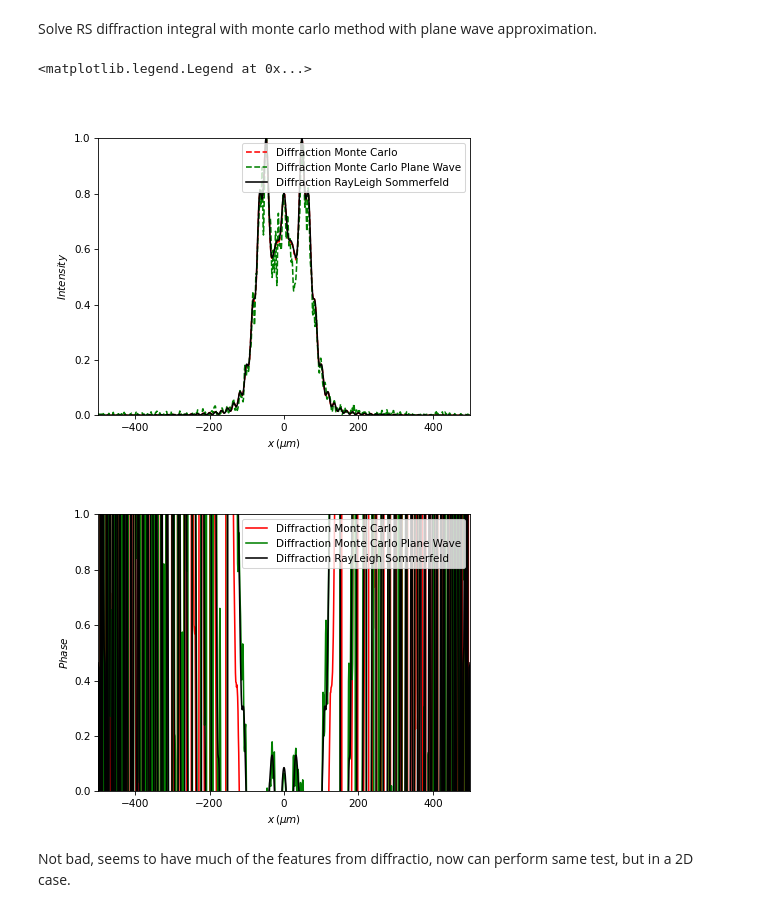
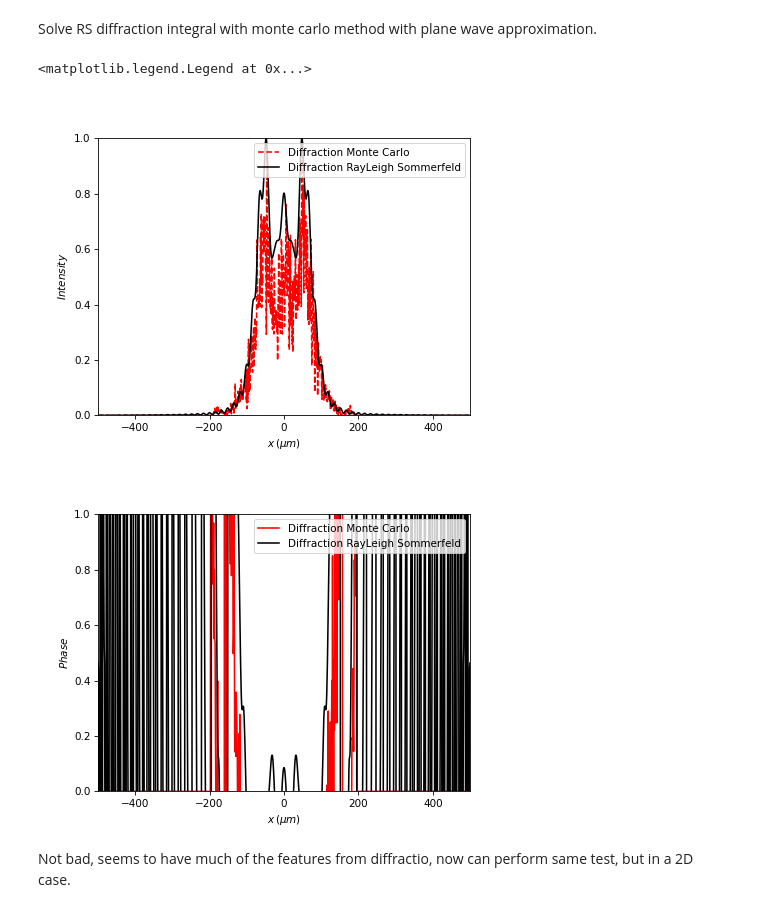
Before and after one commit to DavidLanders95/MonteCarloMS, a Jupyter notebook: montecarlodiffraction.ipynb, the cells around one changed output. Saved outputs shown, nothing was run; the diff lists cells and outputs as text; code cells hidden in the pictures.

```diff
--- a/montecarlodiffraction.ipynb
+++ b/montecarlodiffraction.ipynb
@@ -167,7 +198,7 @@ Fresnel Number =  1.2539184952978056e-05
 # %% [markdown]
 Show initial field, aperture, and calculate the diffracted field some distance z after the aperture using the Hankel Transform in diffractio.
 # %%
-u2 = diffractio_rs_aperture_1D(x0=det_yx_coords[:, 1],
+u2 = diffractio_rs_aperture_1D(x0=det_yx_coords[1, 0, :],
                             z_prop=z_prop,
                             aperture_width=aperture_diameter,
                             wavelength=wavelength,
@@ -185,20 +216,20 @@ Below: Image of Huygens Fresnel Principle.
 # %% [markdown]
 Solve RS diffraction integral with monte carlo method.
 # %%
-num_rays=int(1e9)
+num_rays=int(1e7)
 planewaveapprox=False
-
-final_image = np.zeros([num_px_y, num_px_x], dtype = np.complex128).ravel()
+final_image = np.zeros([num_px_y, num_px_x], dtype = np.complex128)
 final_image = monte_carlo_diffraction(num_rays,
                                       final_image,
-                                      sample_yx_indices,
                                       sample_yx_coords,
-                                      det_yx_indices,
-                                      det_zyx_coords,
+                                      det_yx_coords,
                                       aperture_phase_shifts,
                                       z_prop,
                                       wavelength,
-                                      planewaveapprox)
+                                      planewaveapprox,
+                                      sample_idx_start_yx,
+                                      alias_aperture=True,
+                                      aperture_px_radius=100)
 # %% [markdown]
 Solve RS diffraction integral with monte carlo method with plane wave approximation.
 # %%
@@ -218,30 +249,30 @@ final_image_pw = monte_carlo_diffraction(num_rays,
 # %%
 
 fig, ax = plt.subplots()
 
 ax.set_xlabel('$x\,(\mu m)$')
 ax.set_ylabel('$Intensity$')
-ax.set_xlim(left=det_yx_coords[0, 1], right=det_yx_coords[-1, 1])
+ax.set_xlim(left=det_yx_coords[1, 0, 0], right=det_yx_coords[1, 0, -1])
 ax.set_ylim(bottom=0)
-ax.plot(det_yx_coords[:, 1], np.abs(final_image)**2/np.max(np.abs(final_image)**2), '--r', label='Diffraction Monte Carlo')
-ax.plot(det_yx_coords[:, 1], np.abs(final_image_pw)**2/np.max(np.abs(final_image_pw)**2), '--g', label='Diffraction Monte Carlo Plane Wave')
-ax.plot(det_yx_coords[:, 1], np.abs(u2.u)**2/np.max(np.abs(u2.u)**2), '-k', label='Diffraction RayLeigh Sommerfeld')
+ax.plot(det_yx_coords[1, 0, :], np.abs(final_image[0, :])**2/np.max(np.abs(final_image[0, :])**2), '--r', label='Diffraction Monte Carlo')
+# ax.plot(det_yx_coords[:, 1], np.abs(final_image_pw)**2/np.max(np.abs(final_image_pw)**2), '--g', label='Diffraction Monte Carlo Plane Wave')
+ax.plot(det_yx_coords[1, 0, :], np.abs(u2.u)**2/np.max(np.abs(u2.u)**2), '-k', label='Diffraction RayLeigh Sommerfeld')
 plt.legend()
 
 fig, ax = plt.subplots()
 ax.set_xlabel('$x\,(\mu m)$')
 ax.set_ylabel('$Phase$')
-ax.set_xlim(left=det_yx_coords[0, 1], right=det_yx_coords[-1, 1])
+ax.set_xlim(left=det_yx_coords[1, 0, 0], right=det_yx_coords[1, 0, -1])
 ax.set_ylim(bottom=0)
-ax.plot(det_yx_coords[:, 1], np.angle(final_image), 'r', label='Diffraction Monte Carlo')
-ax.plot(det_yx_coords[:, 1], np.angle(final_image_pw), 'g', label='Diffraction Monte Carlo Plane Wave')
-ax.plot(det_yx_coords[:, 1], np.angle(u2.u), '-k', label='Diffraction RayLeigh Sommerfeld')
+ax.plot(det_yx_coords[1, 0, :], np.angle(final_image[0, :]), 'r', label='Diffraction Monte Carlo')
+# ax.plot(det_yx_coords[:, 1], np.angle(final_image_pw), 'g', label='Diffraction Monte Carlo Plane Wave')
+ax.plot(det_yx_coords[1, 0, :], np.angle(u2.u), '-k', label='Diffraction RayLeigh Sommerfeld')
 
 plt.legend()
 # %% [output]
 <matplotlib.legend.Legend at 0x...>
-[figure, old version]
+[figure, new version]
-[figure, old version]
+[figure, new version]
 # %% [markdown]
 Not bad, seems to have much of the features from diffractio, now can perform same test, but in a 2D case.
 # %%
```
Also changed, not shown: parts of 24 cells of this notebook.
